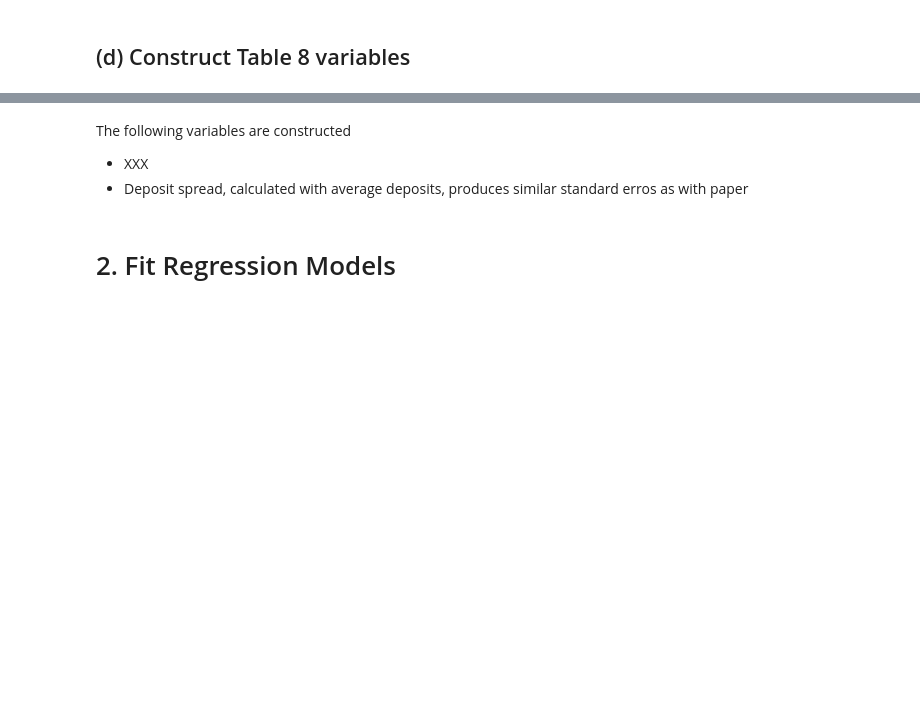
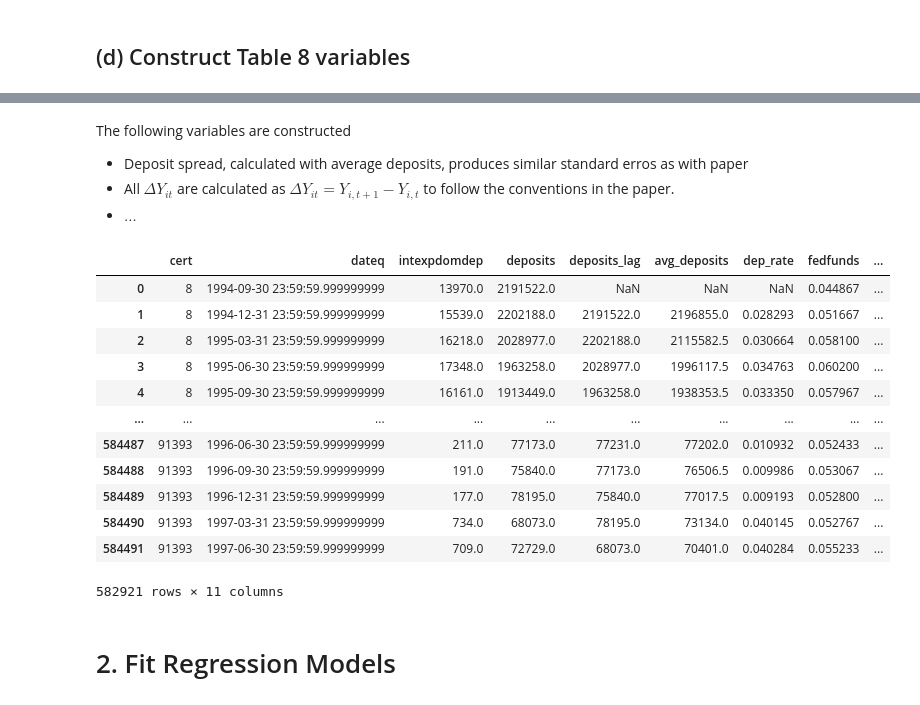
Before and after one commit to pamaths/financial_econometrics_II, a Jupyter notebook: notebooks/fe2_problem1.ipynb, the cells around one changed output, grey strips where cells are left out. Cells and saved outputs as stored; diff of their text form; code cells hidden in the pictures; blank space fills up the shorter version.

Commit message:
fe2_problem: fix lags and add filters for incomplete hist

```diff
--- a/notebooks/fe2_problem1.ipynb
+++ b/notebooks/fe2_problem1.ipynb
@@ -112,10 +116,11 @@ pdf_ffs['date'] = pd.to_datetime(pdf_ffs['date'], format='YYYY-MM-DD')
 pdf_ffs['dateq'] = qdate_to_quarter(pdf_ffs['date'])
 # %%
 # Filter to quarterly frequency
+# check the paper:
 pdf_ffsq = (
     pdf_ffs.sort_values('date')
     .groupby('dateq', as_index=False)['fedfunds']
-    .last()
+    .mean()
 )
 pdf_ffsq['fedfunds'] = pdf_ffsq['fedfunds'].div(100)
-pdf_ffsq['d_fedfunds'] = pdf_ffsq['fedfunds'].diff()
+pdf_ffsq['d_fedfunds'] = pdf_ffsq['fedfunds'].diff().shift(-1) # dFF_t = FF_{t+1} - FF_t
@@ -150,9 +154,23 @@ np.int64(9)
 # Filter some values
 # (1) Remove zero problems with log diffs
 # (2) Remove one oulier 1996-03-31 cert 33260 that has deposits 15, dep interest 3403.0 (huge dep rate)
-nonneg_cols = ['deposits']#,'totsavdep', 'timedep','liabilities','assets','cash','securities','loans']
-nonneg_mask = [np.greater(pdf_merged[col], 0) for col in nonneg_cols]
-pdf_merged = pdf_merged[np.all(np.array(nonneg_mask).T, axis = 1)]
+# (3) TODO: Remove banks with non-complete observation history
+# (4) Only keep chartertype 200
+
+# nonneg_cols = ['deposits']#,'totsavdep', 'timedep','liabilities','assets','cash','securities','loans']
+# nonneg_mask = [np.greater(pdf_merged[col], 0) for col in nonneg_cols]
+# pdf_merged = pdf_merged[np.all(np.array(nonneg_mask).T, axis = 1)]
+dateq_diff = pdf_merged['dateq'].drop_duplicates().diff().max()
+history_flag = (
+    pdf_merged
+    .groupby('cert')['dateq']
+    .transform(
+        lambda x: (x.sort_values().diff() > dateq_diff).any()
+        )
+    )
+pdf_merged['flag_incomplete_hist'] = history_flag
+
+pdf_merged = pdf_merged[~pdf_merged['flag_incomplete_hist']]
 pdf_merged = pdf_merged[pdf_merged['chartertype'] == 200]
 pdf_merged = pdf_merged[
     ~((pdf_merged['dateq'] == pd.to_datetime("1996-03-31 23:59:59.999999999"))
@@ -164,17 +195,18 @@ pdf_merged.shape
 # %% [markdown]
 The following variables are constructed
-* XXX
 * Deposit spread, calculated with average deposits, produces similar standard erros as with paper
+* All $\Delta Y_{it}$ are calculated as $\Delta Y_{it} = Y_{i, t+1} - Y_{i, t}$ to follow the conventions in the paper.
+* $\dots$
 # %%
 # log change in domestic deposits
 def groupbed_log_diff(pdf, value_col, group_col = 'cert'):
-    return np.log(pdf[value_col] / (pdf.groupby(group_col)[value_col].shift(1)))
+    return np.log(pdf[value_col] / (pdf.groupby(group_col)[value_col].shift(1))).shift(-1)
 
 # Panel A dep-vals (bank liabilities)
 pdf_merged['d_total_deposits_A'] = groupbed_log_diff(pdf_merged, 'deposits')
 pdf_merged['d_savings_deposits_A'] = groupbed_log_diff(pdf_merged, 'totsavdep')
 pdf_merged['d_time_deposits_A'] = groupbed_log_diff(pdf_merged, 'timedep') # check
-pdf_merged['wholesale_funding'] = pdf_merged['liabilities'] - pdf_merged['deposits'] # check
+pdf_merged['wholesale_funding'] = pdf_merged['liabilities'] - pdf_merged['deposits'] # check subtrackt foreign deposits
 # pdf_merged["wholesale_funding"] = (
 #     pdf_merged["fed_funds_purchased"]     # RCONB993
 #     + pdf_merged["repos_sold"]            # RCONB995
@@ -196,11 +231,27 @@ pdf_merged['d_ciloans_B'] = groupbed_log_diff(pdf_merged, 'ciloans')
 # even thouth the annualization is not needed for regrs
 # avg deposits produce matching values with the paper
 pdf_merged['deposits_lag'] = pdf_merged.groupby(['cert'])['deposits'].shift(1)
-pdf_merged['avg_deposits'] = (pdf_merged['deposits'] + pdf_merged['deposits_lag']) / 2
+pdf_merged['avg_deposits'] = (pdf_merged['deposits'] + pdf_merged['deposits_lag']).div(2)
 pdf_merged['dep_rate'] = 4 * pdf_merged['intexpdomdep'] / pdf_merged['avg_deposits']
 pdf_merged['deposit_spread'] = pdf_merged['fedfunds'] - pdf_merged['dep_rate']
-pdf_merged['d_deposit_spread_A'] = pdf_merged.groupby('cert')['deposit_spread'].diff()
-pdf_merged.dropna(inplace = True, subset=['d_deposit_spread_A'])
+pdf_merged['d_deposit_spread_A'] = pdf_merged.groupby('cert')['deposit_spread'].diff().shift(-1)
+# pdf_merged.dropna(inplace = True, subset=['d_deposit_spread_A'])
+# %%
+pdf_merged[['cert', 'dateq', 'intexpdomdep', 'deposits', 'deposits_lag', 'avg_deposits', 'dep_rate', 'fedfunds', 'deposit_spread', 'd_fedfunds', 'd_deposit_spread_A']]
+# %% [output]
+|  | cert | dateq | intexpdomdep | deposits | deposits_lag | avg_deposits | dep_rate | fedfunds | ... |
+| 0 | 8 | 1994-09-30 23:59:59.999999999 | 13970.0 | 2191522.0 | NaN | NaN | NaN | 0.044867 | ... |
+| 1 | 8 | 1994-12-31 23:59:59.999999999 | 15539.0 | 2202188.0 | 2191522.0 | 2196855.0 | 0.028293 | 0.051667 | ... |
+| 2 | 8 | 1995-03-31 23:59:59.999999999 | 16218.0 | 2028977.0 | 2202188.0 | 2115582.5 | 0.030664 | 0.058100 | ... |
+| 3 | 8 | 1995-06-30 23:59:59.999999999 | 17348.0 | 1963258.0 | 2028977.0 | 1996117.5 | 0.034763 | 0.060200 | ... |
+| 4 | 8 | 1995-09-30 23:59:59.999999999 | 16161.0 | 1913449.0 | 1963258.0 | 1938353.5 | 0.033350 | 0.057967 | ... |
+| ... | ... | ... | ... | ... | ... | ... | ... | ... | ... |
+| 584487 | 91393 | 1996-06-30 23:59:59.999999999 | 211.0 | 77173.0 | 77231.0 | 77202.0 | 0.010932 | 0.052433 | ... |
+| 584488 | 91393 | 1996-09-30 23:59:59.999999999 | 191.0 | 75840.0 | 77173.0 | 76506.5 | 0.009986 | 0.053067 | ... |
+| 584489 | 91393 | 1996-12-31 23:59:59.999999999 | 177.0 | 78195.0 | 75840.0 | 77017.5 | 0.009193 | 0.052800 | ... |
+| 584490 | 91393 | 1997-03-31 23:59:59.999999999 | 734.0 | 68073.0 | 78195.0 | 73134.0 | 0.040145 | 0.052767 | ... |
+| 584491 | 91393 | 1997-06-30 23:59:59.999999999 | 709.0 | 72729.0 | 68073.0 | 70401.0 | 0.040284 | 0.055233 | ... |
+582921 rows × 11 columns
 # %%
 # Fixed effects related, mentioned in the footnote
 pdf_merged["post_2008"] = (pdf_merged["dateq"] >= pd.to_datetime("2009-01-01")).astype(int)
```
Also changed, not shown: parts of 27 cells of this notebook.
